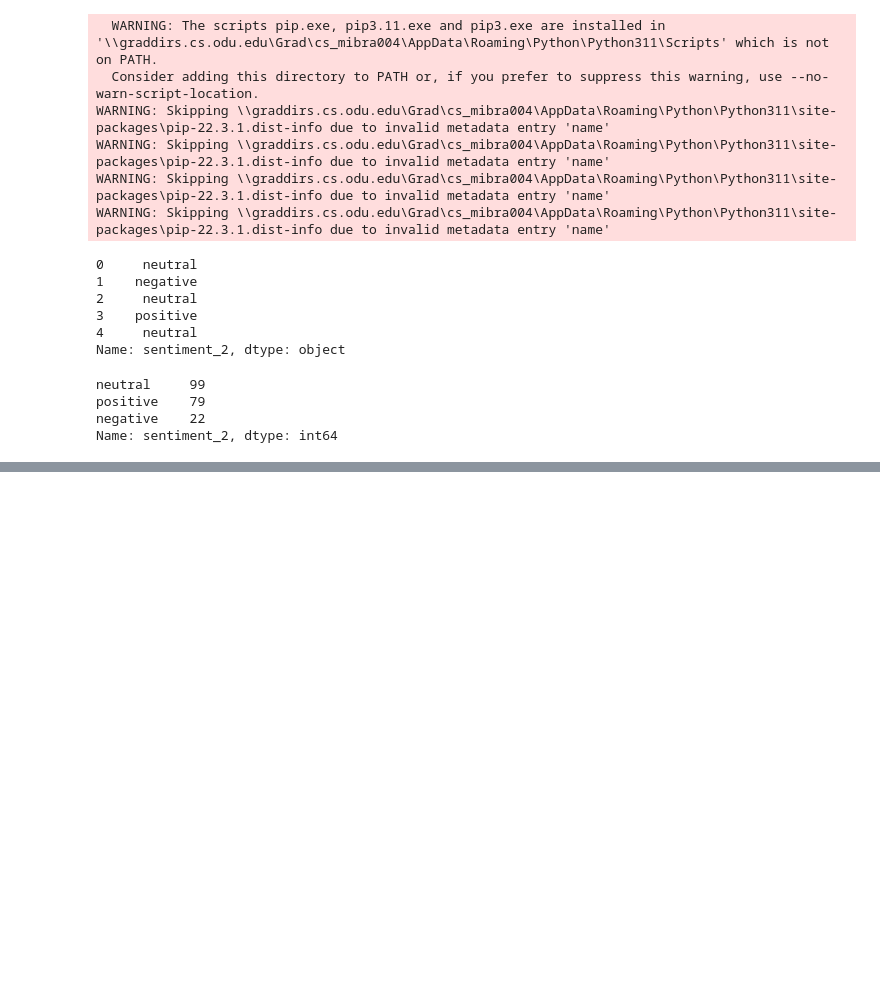
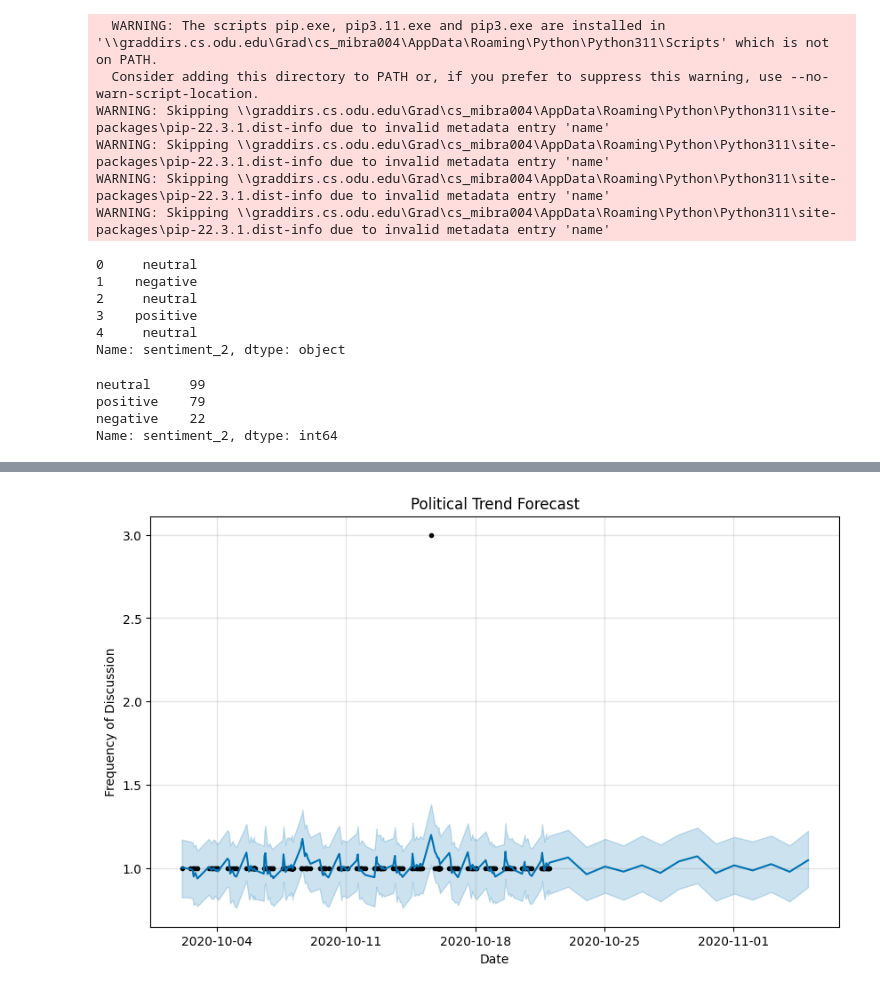
Before and after one commit to mibra004/political_predication, a Jupyter notebook: trend_predicition.ipynb, the cells around one changed output, grey strips where cells are left out. Drawn from its saved outputs; the diff is of its cells as text; code cells hidden in the pictures; blank space fills up the shorter version.

```diff
--- a/trend_predicition.ipynb
+++ b/trend_predicition.ipynb
@@ -224,0 +232,4 @@ df_harris = df_harris.drop(columns='keywords')
+# %%
+df_harris['keywords'] = df_harris['text_clean'].apply(
+    lambda x: "election" if "election" in x else "children" if "children" in x else "other"
+)
@@ -224,0 +245,4 @@ df_harris = df_harris.drop(columns='keywords')
+# %%
+trend_data = df_harris.groupby(['create_time', 'keywords']).size().reset_index(name='frequency')
+trend_data['ds'] = pd.to_datetime(trend_data['create_time'])
+trend_data['y'] = trend_data['frequency']
@@ -224,0 +260,7 @@ df_harris = df_harris.drop(columns='keywords')
+# %%
+from prophet import Prophet
+
+model = Prophet()
+model.fit(trend_data[['ds', 'y']])
+future = model.make_future_dataframe(periods=14)  # Extend prediction to 2 weeks
+forecast = model.predict(future)
@@ -224,0 +286,9 @@ df_harris = df_harris.drop(columns='keywords')
+# %%
+fig, ax = plt.subplots(figsize=(10, 6))
+model.plot(forecast, ax=ax)
+plt.title("Political Trend Forecast")
+plt.xlabel("Date")
+plt.ylabel("Frequency of Discussion")
+plt.show()
+# %% [output]
+[figure, added]
```
Also changed, not shown: parts of 34 cells of this notebook, 3 other files.
